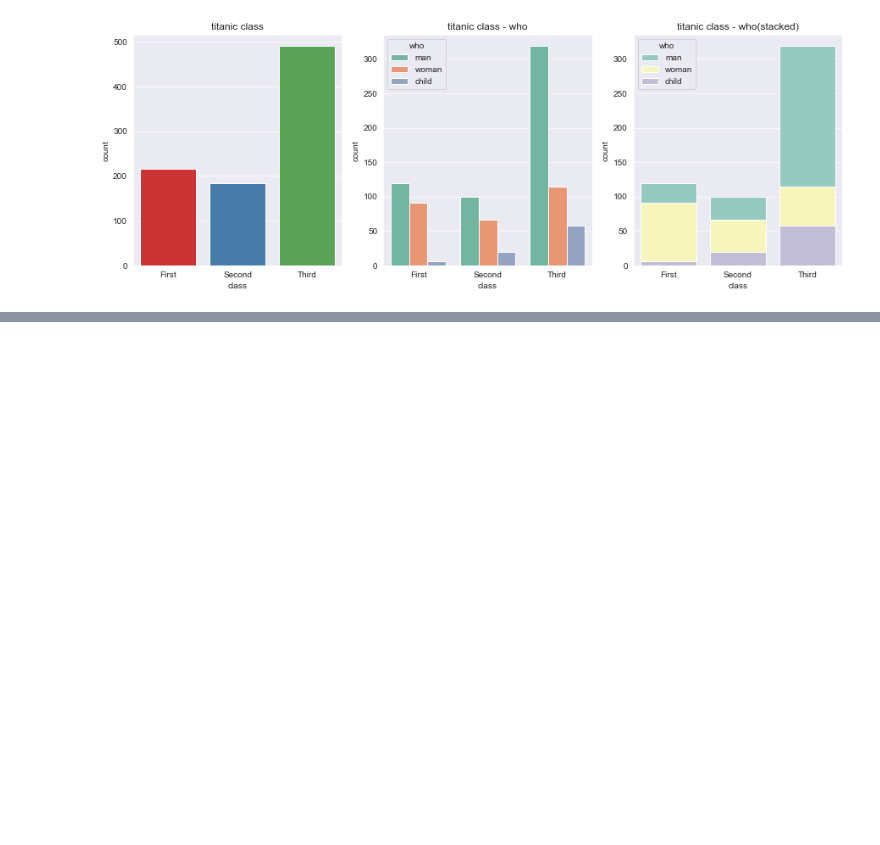
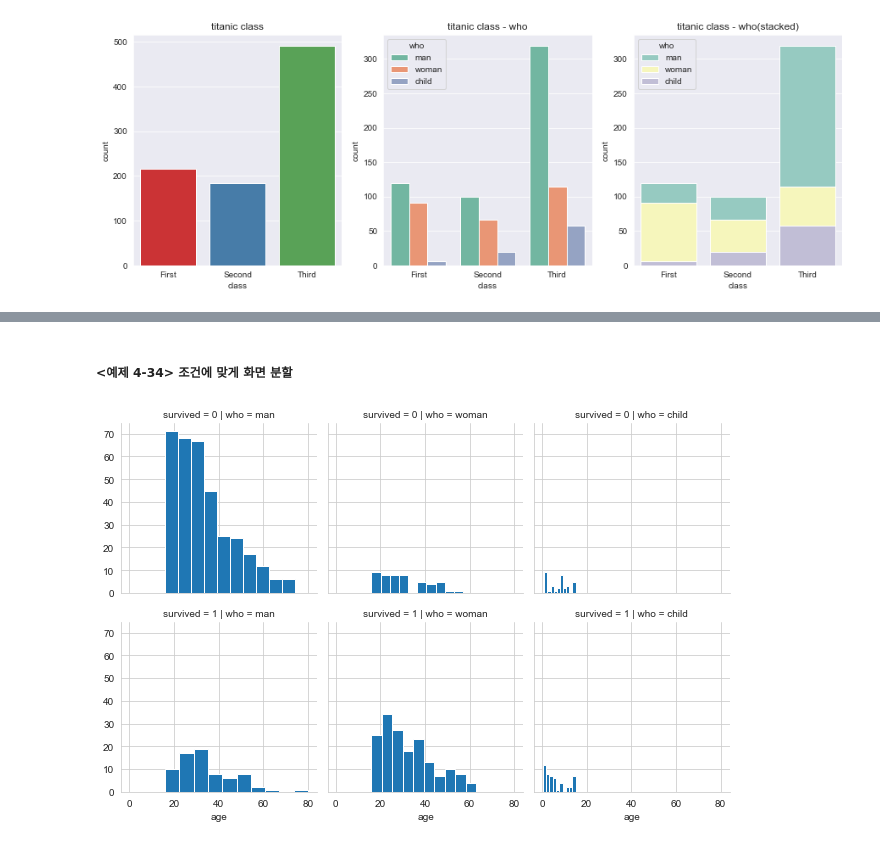
Before and after one commit to heeju0/BOOK_python-ml-pandas-data-analytics, a Jupyter notebook: part 4_시각화 도구_2.ipynb, the cells around one changed output, grey strips where cells are left out. Drawn from its saved outputs; the diff is of its cells as text; code cells hidden in the pictures; blank space fills up the shorter version.

```diff
--- a/part 4_시각화 도구_2.ipynb
+++ b/part 4_시각화 도구_2.ipynb
@@ -144,0 +179,7 @@ plt.show()
+# %% [markdown]
+##### <예제 4-34> 조건에 맞게 화면 분할
+# %%
+g = sns.FacetGrid(data=titanic, col='who', row='survived')
+g = g.map(plt.hist, 'age')
+# %% [output]
+[figure, added]
```
Also changed, not shown: parts of 9 cells of this notebook, 2 other files.
